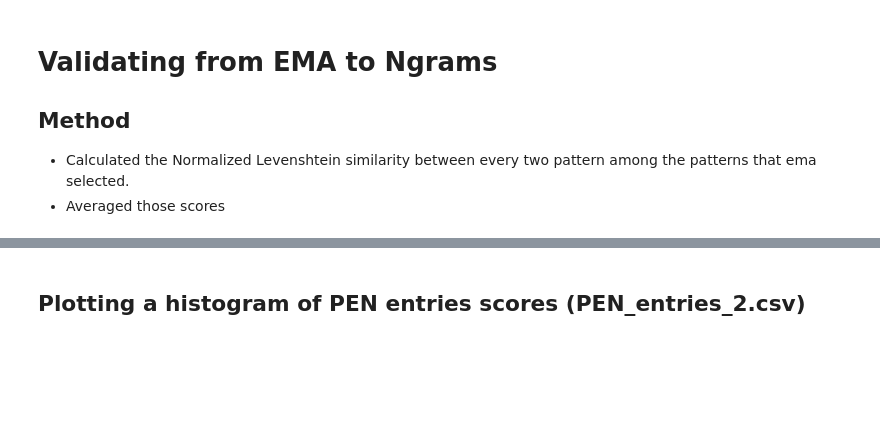
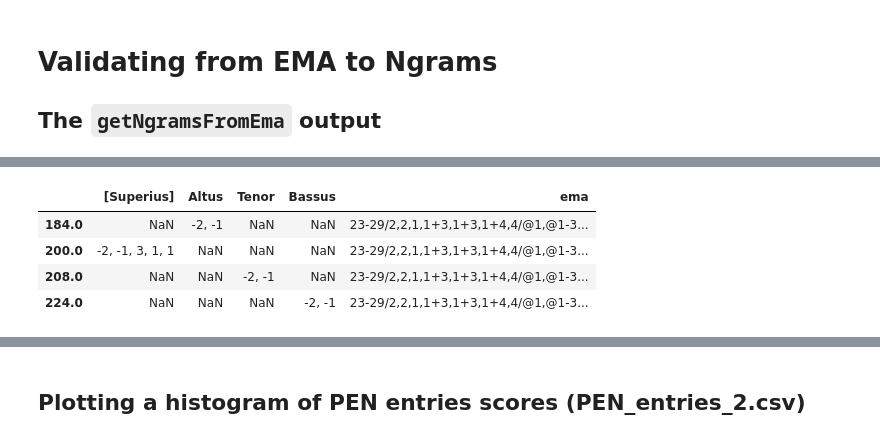
Before and after one commit to trangdang168/CRIM_Intervals_Notebooks, a Jupyter notebook: EmaToNgramPlots.ipynb, the cells around one changed output, grey strips where cells are left out. Saved outputs shown, nothing was run; the diff lists cells and outputs as text; code cells hidden in the pictures; blank space fills up the shorter version.

```diff
--- a/EmaToNgramPlots.ipynb
+++ b/EmaToNgramPlots.ipynb
@@ -20,7 +18,11 @@ The autoreload extension is already loaded. To reload it, use:
 # %% [markdown]
 # Validating from EMA to Ngrams
 
-## Method
-
-- Calculated the Normalized Levenshtein similarity between every two pattern among the patterns that ema selected.
-- Averaged those scores
+## The `getNgramsFromEma` output
+# %%
+from test_constants import model_0008, FUGA
+model = ObservedPiece(model_0008)
+ema = FUGA[0] # just a fuga I hardcoded in to test
+
+model.getNgramsFromEma(ema)
+# %% [output]
@@ -26,0 +31,5 @@ The autoreload extension is already loaded. To reload it, use:
+|  | [Superius] | Altus | Tenor | Bassus | ema |
+| 184.0 | NaN | -2, -1 | NaN | NaN | 23-29/2,2,1,1+3,1+3,1+4,4/@1,@1-3... |
+| 200.0 | -2, -1, 3, 1, 1 | NaN | NaN | NaN | 23-29/2,2,1,1+3,1+3,1+4,4/@1,@1-3... |
+| 208.0 | NaN | NaN | -2, -1 | NaN | 23-29/2,2,1,1+3,1+3,1+4,4/@1,@1-3... |
+| 224.0 | NaN | NaN | NaN | -2, -1 | 23-29/2,2,1,1+3,1+3,1+4,4/@1,@1-3... |
```
Also changed, not shown: parts of 15 cells of this notebook.
